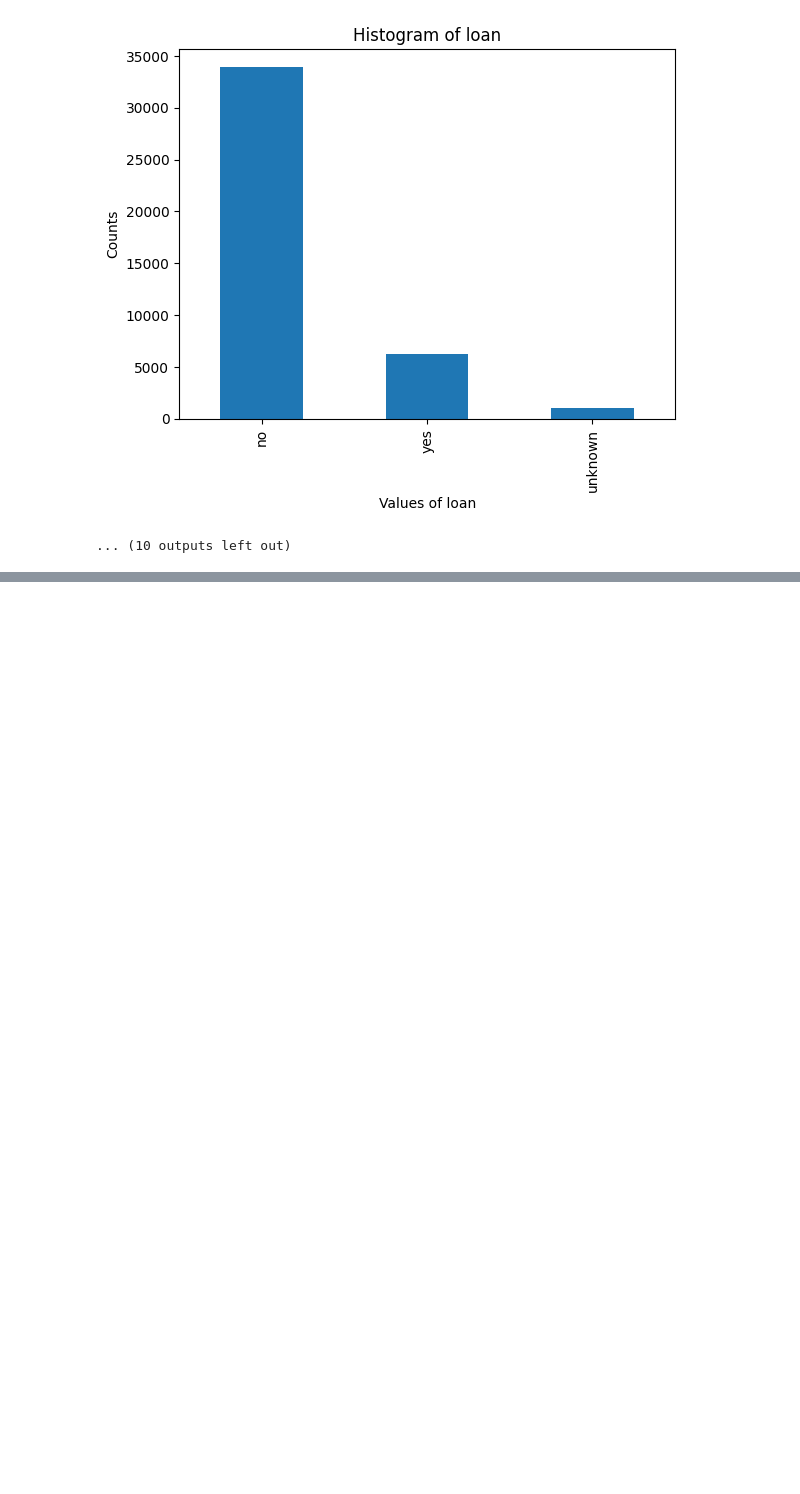
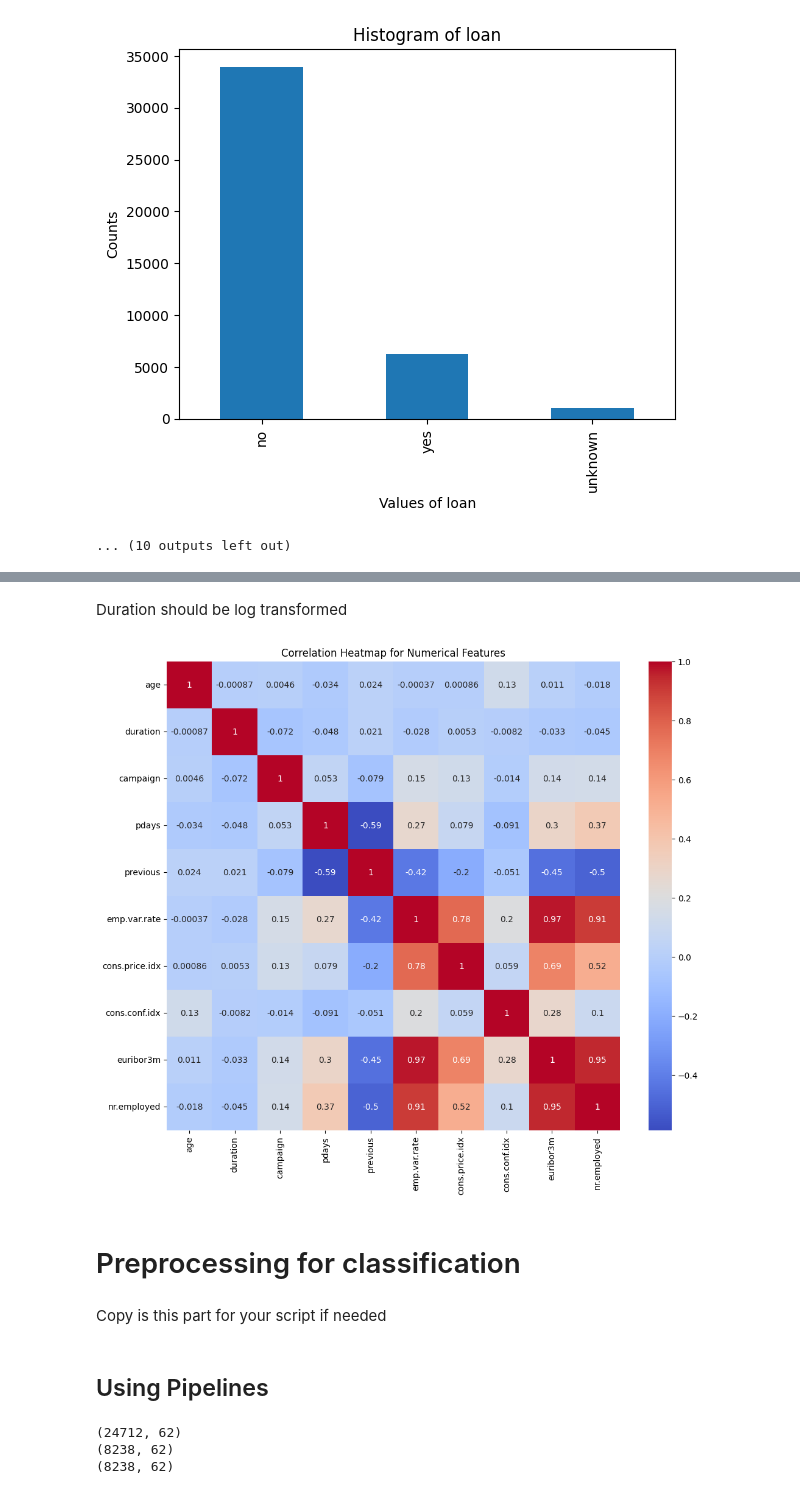
Before and after one commit to McGill-MMA-EnterpriseAnalytics/fourchetteurs, a Jupyter notebook: EDA.ipynb, the cells around one changed output, grey strips where cells are left out. Cells and saved outputs as stored; diff of their text form; code cells hidden in the pictures; blank space fills up the shorter version.

Commit message:
Updated EDA with Keani's preprocessing for classfication + preprocessing for clustering

```diff
--- a/EDA.ipynb
+++ b/EDA.ipynb
@@ -198,0 +250,17 @@ Name: count, dtype: int64
+# %% [markdown]
+Duration should be log transformed
+# %%
+# Correlation Heatmap
+plt.figure(figsize=(12, 10))
+correlation_matrix = df.select_dtypes(include=['int64', 'float64']).corr()
+sns.heatmap(correlation_matrix, annot=True, cmap='coolwarm')
+plt.title('Correlation Heatmap for Numerical Features')
+plt.show()
+# %% [output]
+[figure, added]
+# %% [markdown]
+# Preprocessing for classification
+# %% [markdown]
+Copy is this part for your script if needed
+# %% [markdown]
+## Using Pipelines
@@ -198,0 +313,13 @@ Name: count, dtype: int64
+# %%
+# Applying the preprocessor to each set
+X_train_preprocessed = preprocessor.fit_transform(X_train)
+X_valid_preprocessed = preprocessor.transform(X_valid)
+X_test_preprocessed = preprocessor.transform(X_test)
+
+print(X_train_preprocessed.shape)
+print(X_valid_preprocessed.shape)
+print(X_test_preprocessed.shape)
+# %% [output]
+(24712, 62)
+(8238, 62)
+(8238, 62)
```
Also changed, not shown: parts of 22 cells of this notebook.
